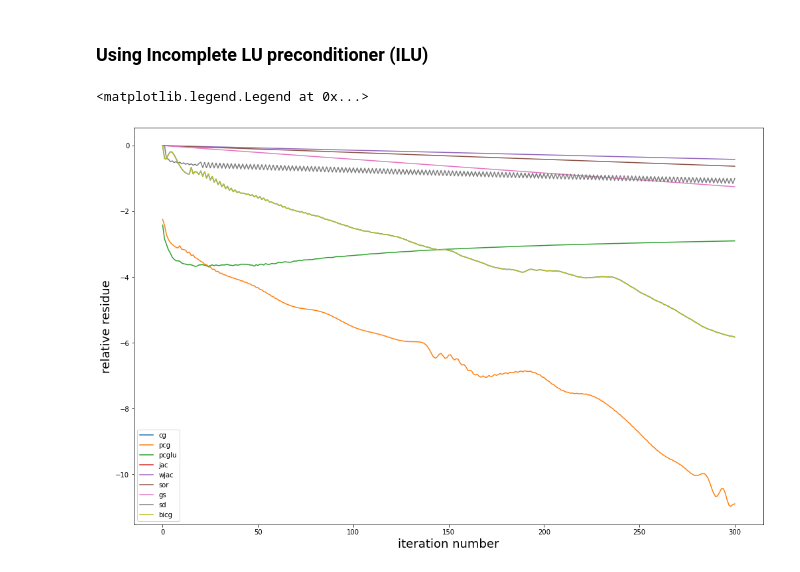
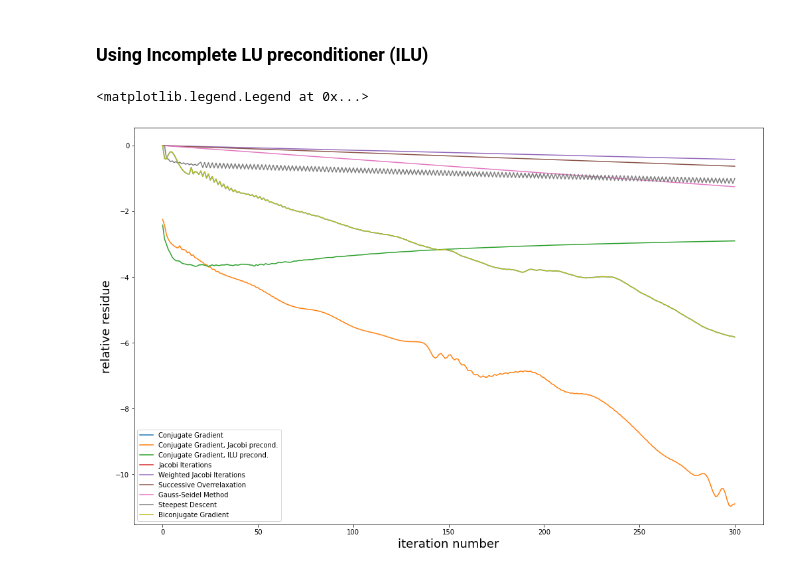
Before and after one commit to okhmat/Iterative-Methods, a Jupyter notebook: Iterative_Solvers.ipynb, the cells around one changed output. Drawn from its saved outputs; the diff is of its cells as text; code cells hidden in the pictures.

```diff
--- a/Iterative_Solvers.ipynb
+++ b/Iterative_Solvers.ipynb
@@ -534,19 +534,19 @@ M_U = -sp.sparse.triu(M_ilu, 1)
 _, res_pcglu, err_pcglu, cost_pcglu = pcg(A, Fvec, x0=x_0, x=Uexactvec, maxiter=maxim_iter, Mr=M_U, Ml=M_L)
 # %%
 plt.figure(figsize=(17, 11))
-plt.plot(np.log10(res_cg), label='cg')
-plt.plot(np.log10(res_pcg), label='pcg')
-plt.plot(np.log10(res_pcglu), label='pcglu')
-plt.plot(np.log10(res_jac), label='jac')
-plt.plot(np.log10(res_wjac), label='wjac')
-plt.plot(np.log10(res_sor), label='sor')
-plt.plot(np.log10(res_gs), label='gs')
-plt.plot(np.log10(res_sd), label='sd')
-plt.plot(np.log10(res_bicg), label='bicg')
+plt.plot(np.log10(res_cg), label='Conjugate Gradient')
+plt.plot(np.log10(res_pcg), label='Conjugate Gradient, Jacobi precond.')
+plt.plot(np.log10(res_pcglu), label='Conjugate Gradient, ILU precond.')
+plt.plot(np.log10(res_jac), label='Jacobi Iterations')
+plt.plot(np.log10(res_wjac), label='Weighted Jacobi Iterations')
+plt.plot(np.log10(res_sor), label='Successive Overrelaxation')
+plt.plot(np.log10(res_gs), label='Gauss-Seidel Method')
+plt.plot(np.log10(res_sd), label='Steepest Descent')
+plt.plot(np.log10(res_bicg), label='Biconjugate Gradient')
 
 plt.ylabel('relative residue', fontsize=18)
 plt.xlabel('iteration number', fontsize=18)
 plt.legend()
 # %% [output]
 <matplotlib.legend.Legend at 0x...>
-[figure, old version]
+[figure, new version]
```
